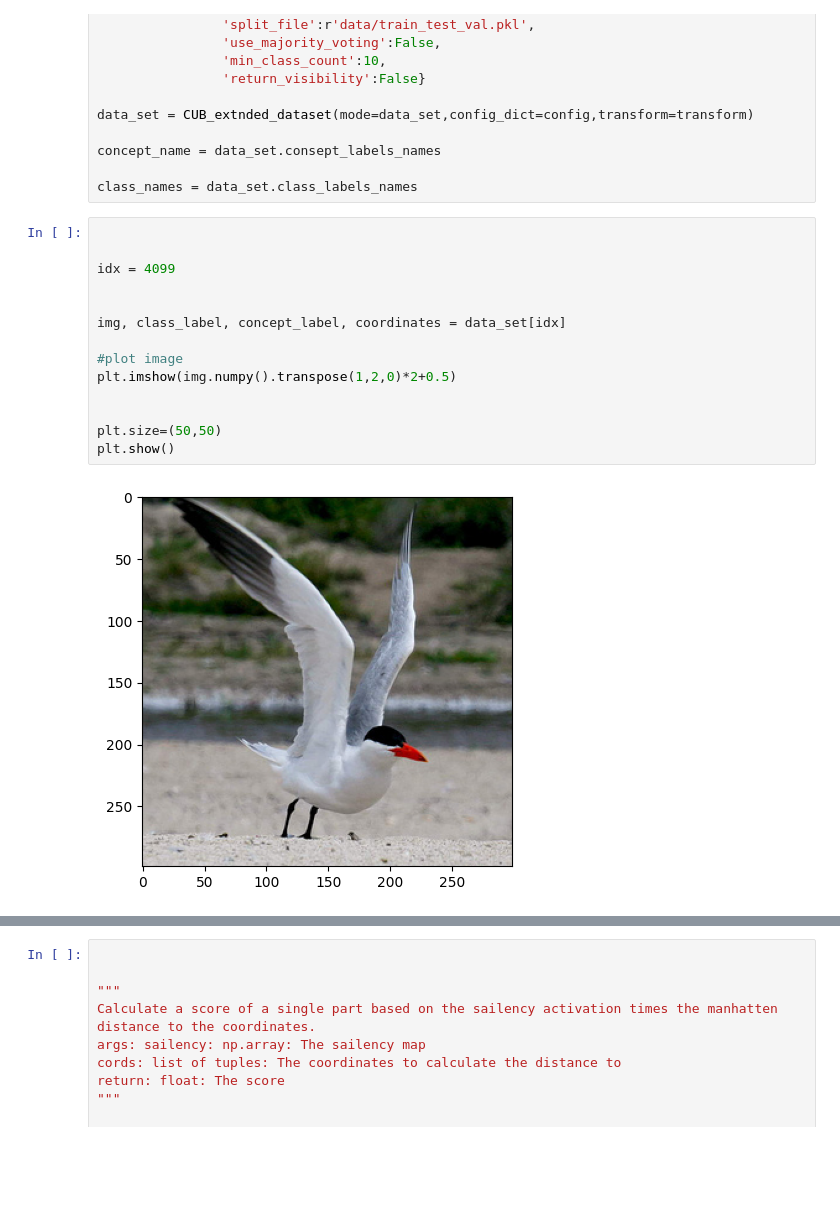
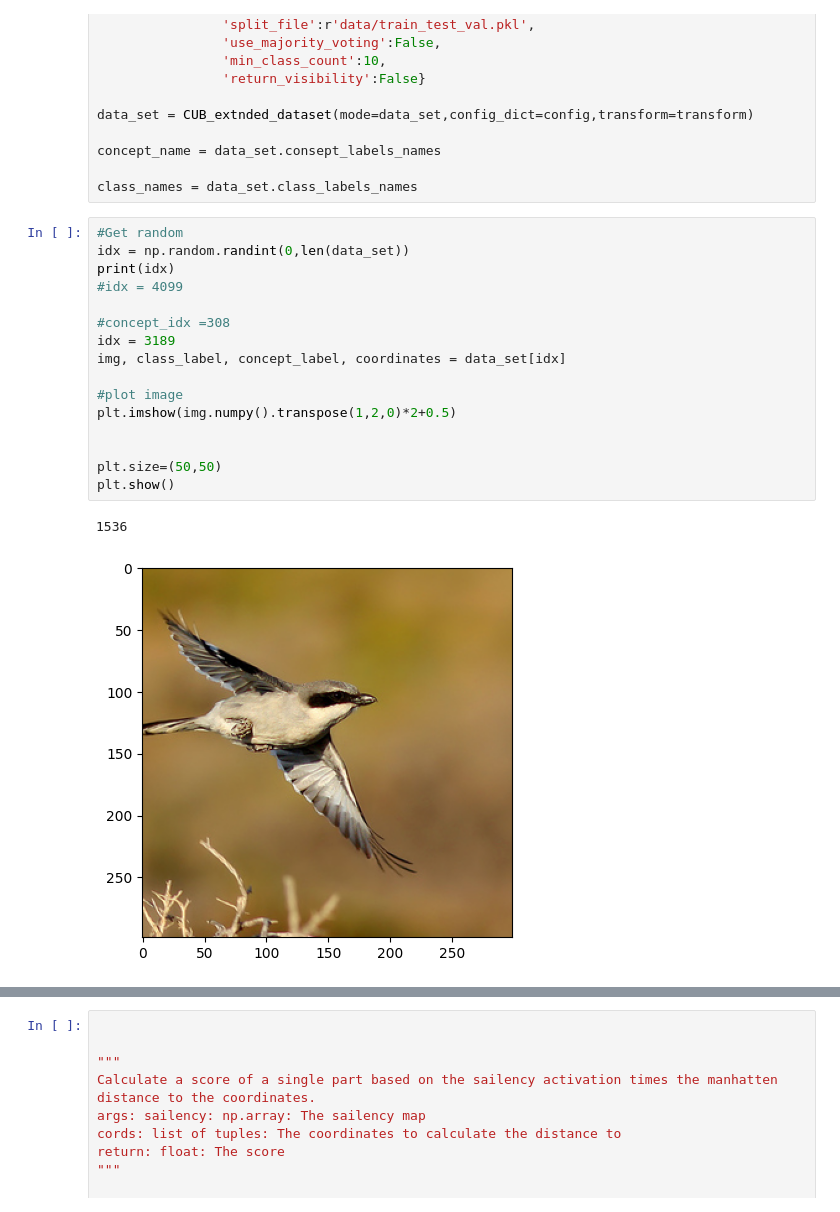
Before and after one commit to AndreasRaaskov/concept_bottleneck, a Jupyter notebook: Salency_score_visulistation.ipynb, the cells around one changed output, grey strips where cells are left out. Saved outputs shown, nothing was run; the diff lists cells and outputs as text; blank space fills up the shorter version.

```diff
--- a/Salency_score_visulistation.ipynb
+++ b/Salency_score_visulistation.ipynb
@@ -48,21 +48,24 @@ concept_name = data_set.consept_labels_names
 
 class_names = data_set.class_labels_names
 # %%
+#Get random
+idx = np.random.randint(0,len(data_set))
+print(idx)
+#idx = 4099
 
-
-idx = 4099
-
-
+#concept_idx =308
+idx = 3189
 img, class_label, concept_label, coordinates = data_set[idx]
 
 #plot image
 plt.imshow(img.numpy().transpose(1,2,0)*2+0.5)
 
 
 plt.size=(50,50)
 plt.show()
 # %% [output]
+1536
-[figure, old version]
+[figure, new version]
 # %%
 #Print name index and coordinates of each concept
 for i in range(len(concept_name)):
```
Also changed, not shown: parts of 11 cells of this notebook, 1 other file.
